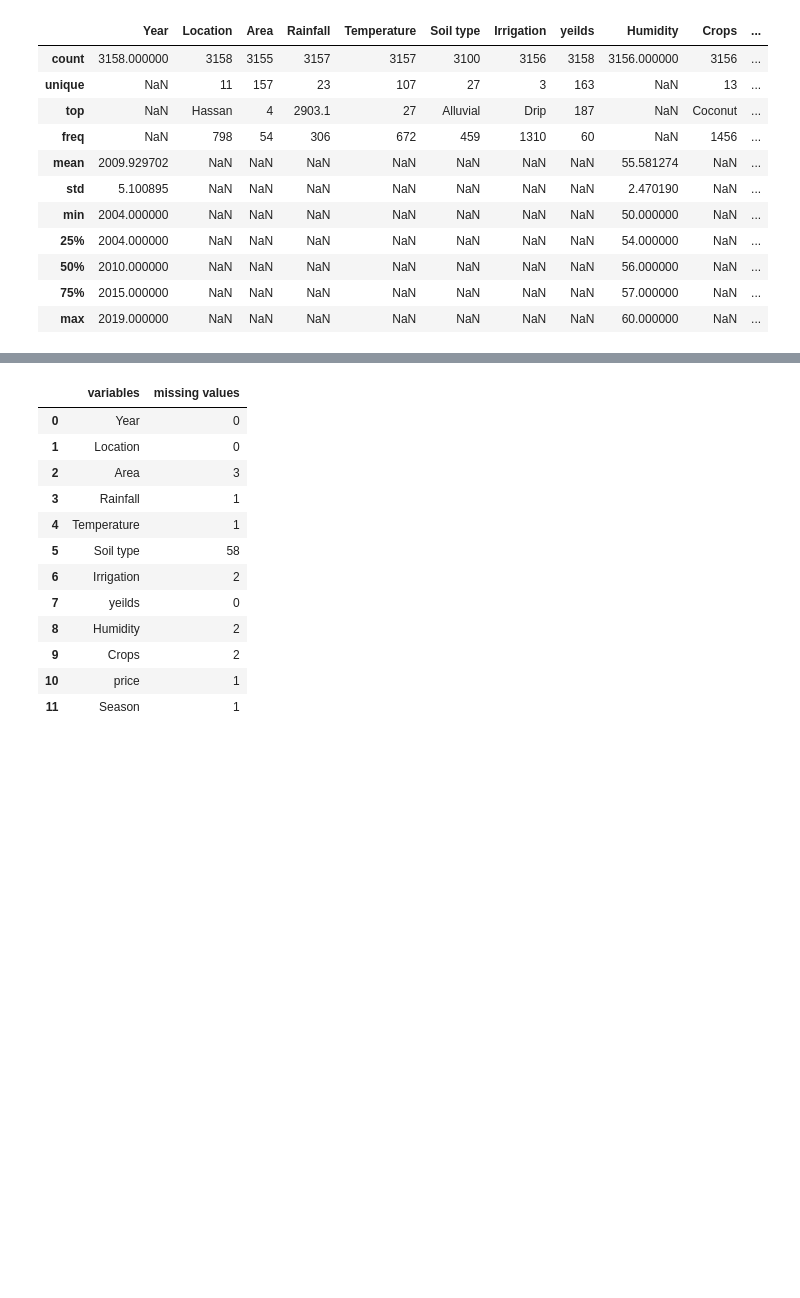
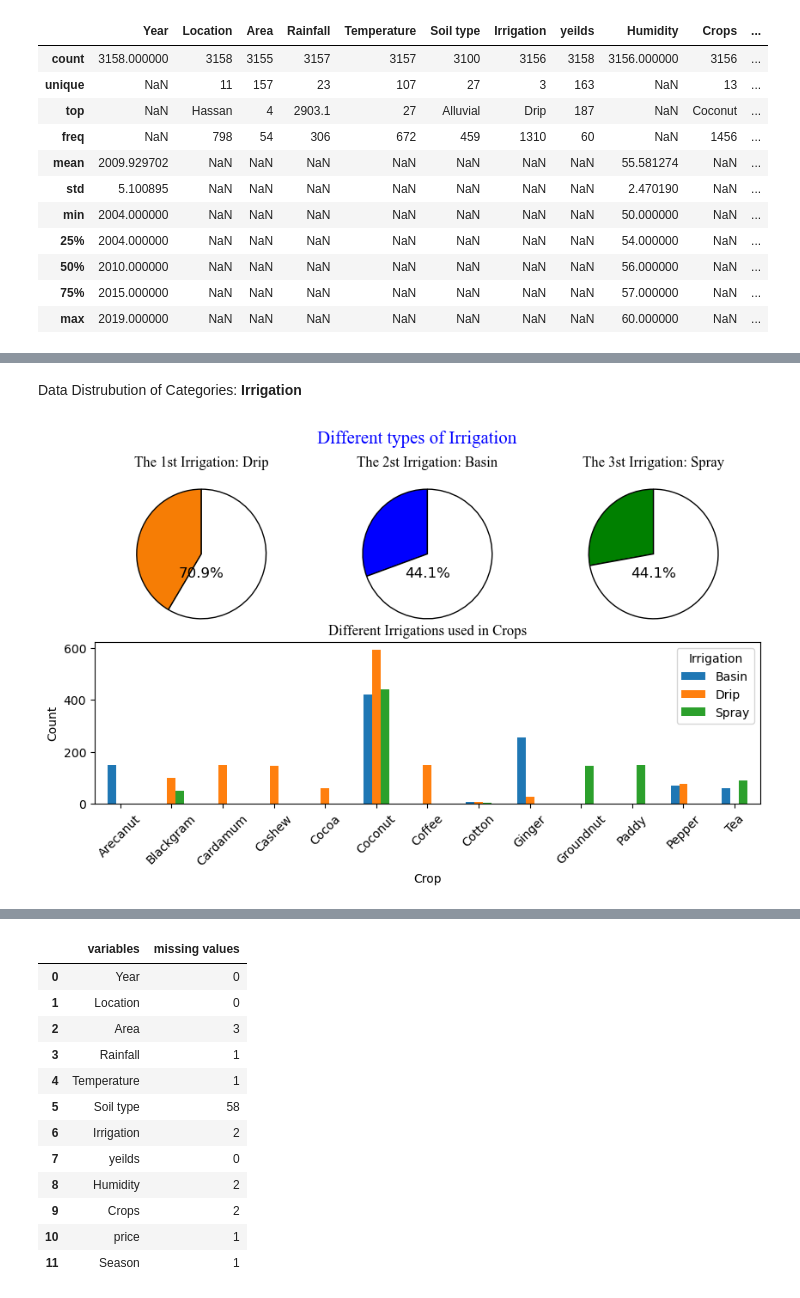
Before and after one commit to Hsstring/karnataka-agriculture-analysis, a Jupyter notebook: Karnataka_analysis.ipynb, the cells around one changed output, grey strips where cells are left out. Saved outputs shown, nothing was run; the diff lists cells and outputs as text; code cells hidden in the pictures; blank space fills up the shorter version.

```diff
--- a/Karnataka_analysis.ipynb
+++ b/Karnataka_analysis.ipynb
@@ -44,0 +99,51 @@ The results depicts that the most frequent location is Hassan, the most frequent
+# %% [markdown]
+Data Distrubution of Categories: **Irrigation**
+# %%
+import matplotlib.gridspec as gridspec
+
+fig,ax = plt.subplots(figsize=(10,5))
+ax.set_visible(False)
+plt.rcParams['axes.prop_cycle']= plt.cycler('color', plt.cm.tab10.colors)
+fig.suptitle('Different types of Irrigation', fontdict=title_font, fontsize=15)
+gs = gridspec.GridSpec(ncols=9, nrows=8)
+fig.patch.set_facecolor('white')
+
+irrigation = df['Irrigation'].value_counts().head(3)
+ax1 = fig.add_subplot(gs[0:4,0:3])
+ax2 = fig.add_subplot(gs[0:4,3:6])
+ax3 = fig.add_subplot(gs[0:4,6:9])
+ax4 = fig.add_subplot(gs[4:8,0:9])
+
+
+ax1.pie([irrigation[0], 3157-irrigation[0]], startangle=90, pctdistance=.85, colors=["#f67d05",'white'],  wedgeprops={'edgecolor': 'black', 'linewidth': 1})
+ax1.axis('off')
+ax1.set_title('The 1st Irrigation: Drip', fontdict=font2)
+percent1 = round((irrigation[0]*100)/(3157-irrigation[0]), 1)
+ax1.text(0,-0.3, f'{percent1}%', ha='center', va='center', fontsize=12)
+
+
+ax2.pie([irrigation[1], 3157-irrigation[1]], startangle=90, pctdistance=.85, colors=['blue','white'],  wedgeprops={'edgecolor': 'black', 'linewidth': 1})
+ax2.axis('off')
+ax2.set_title('The 2st Irrigation: Basin', fontdict=font2)
+percent2 = round((irrigation[1]*100)/(3157-irrigation[1]), 1)
+ax2.text(0,-0.3, f'{percent2}%', ha='center', va='center', fontsize=12)
+
+
+ax3.pie([irrigation[2], 3157-irrigation[2]], startangle=90, pctdistance=.85, colors=['green','white'],  wedgeprops={'edgecolor': 'black', 'linewidth': 1})
+ax3.axis('off')
+ax3.set_title('The 3st Irrigation: Spray', fontdict=font2)
+percent3 = round((irrigation[1]*100)/(3157-irrigation[1]), 1)
+ax3.text(0,-0.3, f'{percent3}%', ha='center', va='center', fontsize=12)
+
+
+
+soil_by_crop = df.groupby(['Crops', 'Irrigation']).size().unstack(fill_value=0)
+soil_by_crop.plot(kind='bar', ax=ax4)
+ax4.set_xlabel('Crop')
+ax4.set_ylabel('Count')
+ax4.set_title('Different Irrigations used in Crops', fontdict=font2)
+ax4.grid(False)
+ax4.legend(title='Irrigation', bbox_to_anchor=(1, 1))
+ax4.tick_params(axis='x', rotation=45)
+# %% [output]
+[figure, added]
```
Also changed, not shown: parts of 72 cells of this notebook, 5 other files.
